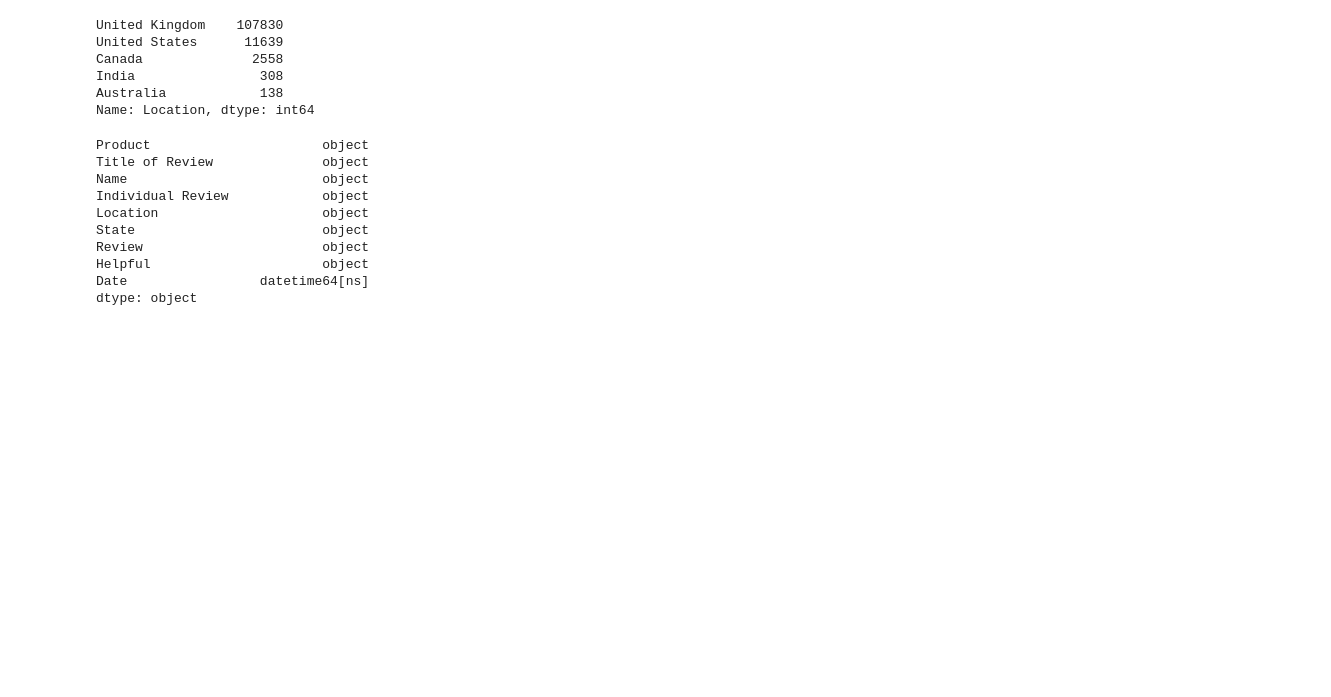
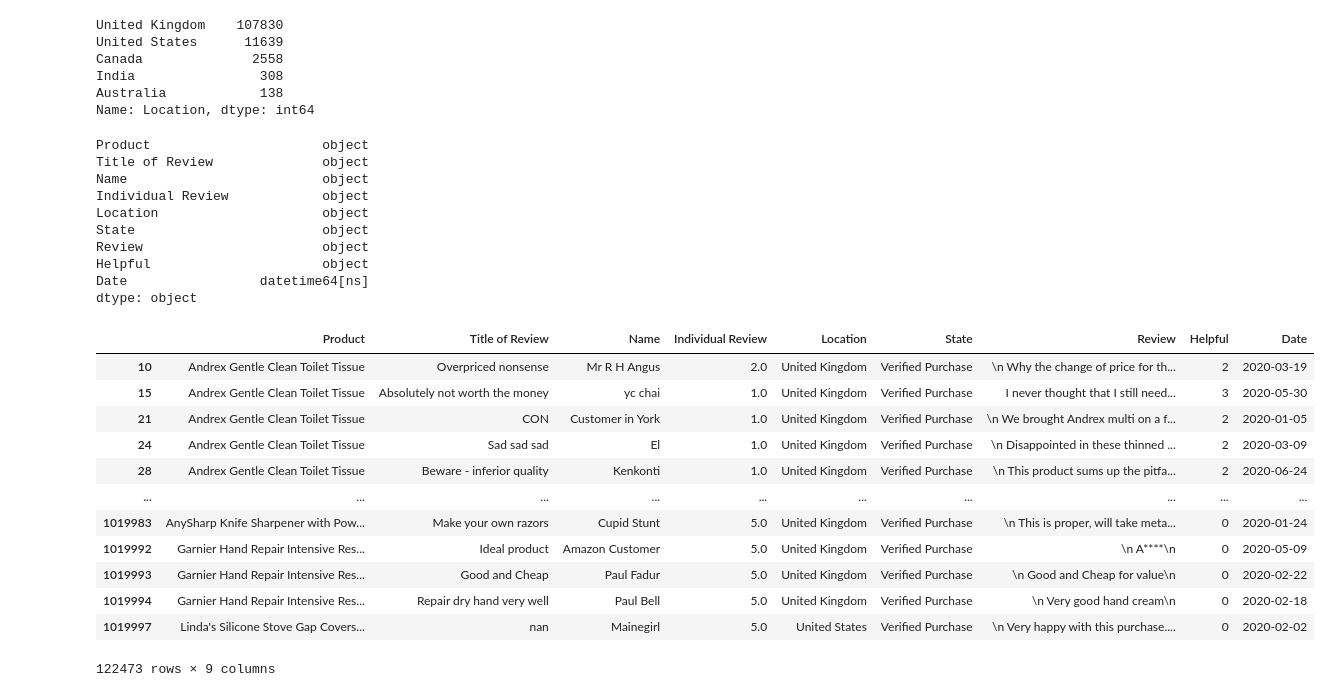
Before and after one commit to emiliava/Notebook, a Jupyter notebook: all_best_products_cleaning_csv.ipynb, the cells around one changed output. Saved outputs shown, nothing was run; the diff lists cells and outputs as text; code cells hidden in the pictures; blank space fills up the shorter version.

```diff
--- a/all_best_products_cleaning_csv.ipynb
+++ b/all_best_products_cleaning_csv.ipynb
@@ -38,6 +17,6 @@ df_best_1.head()
 # %%
 # setting the path for joining multiple files
-files = os.path.join("C:/Users/warne/Desktop/Papers/Emilia - Amazon/", "Amazon.co.uk_ Best_All_Reviews***.csv")
+files = os.path.join("../Emilia/Raw(uncleaned) csv files", "Amazon.co.uk_ Best_All_Reviews***.csv")
 
 # list of merged files returned
 files = glob.glob(files)
@@ -409,3 +386,19 @@ Review                       object
 Helpful                      object
 Date                 datetime64[ns]
 dtype: object
+# %%
+df_covd_dates
+# %% [output]
+|  | Product | Title of Review | Name | Individual Review | Location | State | Review | Helpful | Date |
+| 10 | Andrex Gentle Clean Toilet Tissue | Overpriced nonsense | Mr R H Angus | 2.0 | United Kingdom | Verified Purchase | \n Why the change of price for th... | 2 | 2020-03-19 |
+| 15 | Andrex Gentle Clean Toilet Tissue | Absolutely not worth the money | yc chai | 1.0 | United Kingdom | Verified Purchase | I never thought that I still need... | 3 | 2020-05-30 |
+| 21 | Andrex Gentle Clean Toilet Tissue | CON | Customer in York | 1.0 | United Kingdom | Verified Purchase | \n We brought Andrex multi on a f... | 2 | 2020-01-05 |
+| 24 | Andrex Gentle Clean Toilet Tissue | Sad sad sad | El | 1.0 | United Kingdom | Verified Purchase | \n Disappointed in these thinned ... | 2 | 2020-03-09 |
+| 28 | Andrex Gentle Clean Toilet Tissue | Beware - inferior quality | Kenkonti | 1.0 | United Kingdom | Verified Purchase | \n This product sums up the pitfa... | 2 | 2020-06-24 |
+| ... | ... | ... | ... | ... | ... | ... | ... | ... | ... |
+| 1019983 | AnySharp Knife Sharpener with Pow... | Make your own razors | Cupid Stunt | 5.0 | United Kingdom | Verified Purchase | \n This is proper, will take meta... | 0 | 2020-01-24 |
+| 1019992 | Garnier Hand Repair Intensive Res... | Ideal product | Amazon Customer | 5.0 | United Kingdom | Verified Purchase | \n A****\n | 0 | 2020-05-09 |
+| 1019993 | Garnier Hand Repair Intensive Res... | Good and Cheap | Paul Fadur | 5.0 | United Kingdom | Verified Purchase | \n Good and Cheap for value\n | 0 | 2020-02-22 |
+| 1019994 | Garnier Hand Repair Intensive Res... | Repair dry hand very well | Paul Bell | 5.0 | United Kingdom | Verified Purchase | \n Very good hand cream\n | 0 | 2020-02-18 |
+| 1019997 | Linda's Silicone Stove Gap Covers... | nan | Mainegirl | 5.0 | United States | Verified Purchase | \n Very happy with this purchase.... | 0 | 2020-02-02 |
+122473 rows × 9 columns
```
Also changed, not shown: parts of 32 cells of this notebook, 1 other file.
